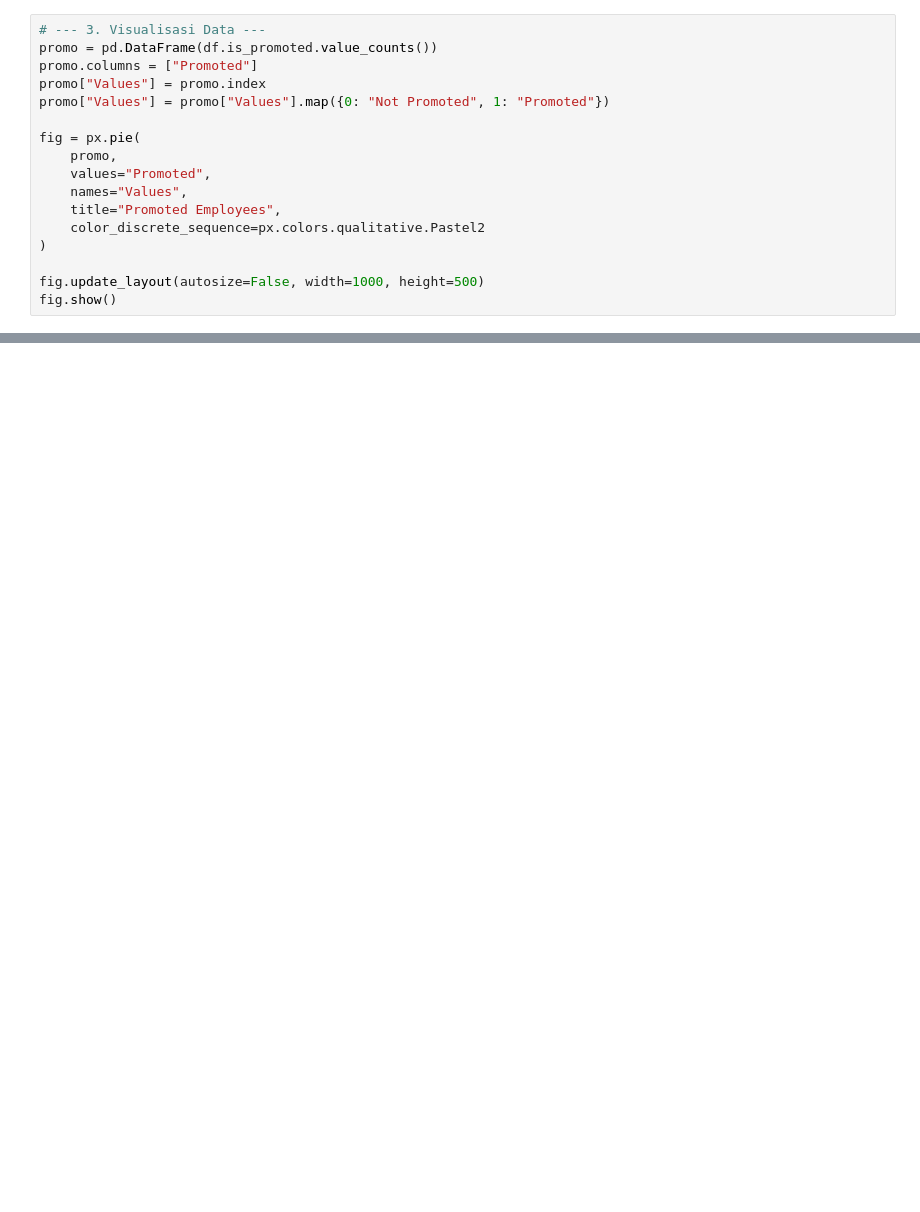
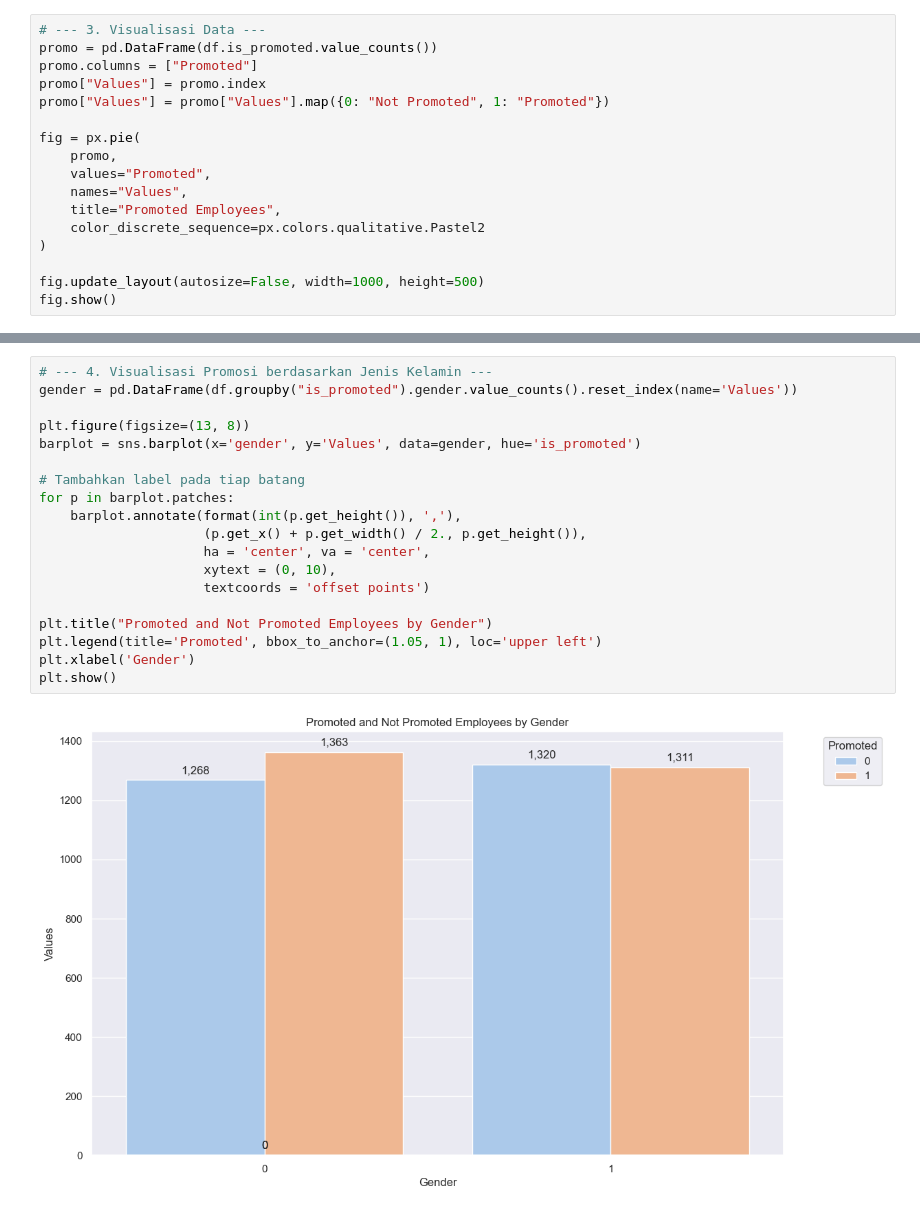
Before and after one commit to Hiruya/Stafflink_Model, a Jupyter notebook: Data_Visualization.ipynb, the cells around one changed output, grey strips where cells are left out. Drawn from its saved outputs; the diff is of its cells as text; blank space fills up the shorter version.

```diff
--- a/Data_Visualization.ipynb
+++ b/Data_Visualization.ipynb
@@ -60,3 +60,24 @@ plt.show()
+# %%
+# --- 4. Visualisasi Promosi berdasarkan Jenis Kelamin ---
+gender = pd.DataFrame(df.groupby("is_promoted").gender.value_counts().reset_index(name='Values'))
+
+plt.figure(figsize=(13, 8))
+barplot = sns.barplot(x='gender', y='Values', data=gender, hue='is_promoted')
+
+# Tambahkan label pada tiap batang
+for p in barplot.patches:
+    barplot.annotate(format(int(p.get_height()), ','),
+                     (p.get_x() + p.get_width() / 2., p.get_height()),
+                     ha = 'center', va = 'center',
+                     xytext = (0, 10),
+                     textcoords = 'offset points')
+
+plt.title("Promoted and Not Promoted Employees by Gender")
+plt.legend(title='Promoted', bbox_to_anchor=(1.05, 1), loc='upper left')
+plt.xlabel('Gender')
+plt.show()
+# %% [output]
+[figure, added]
 # %%
 # --- 5. Visualisasi Heatmap Korelasi Antar Fitur ---
 plt.figure(figsize=(10,6))
```
Also changed, not shown: parts of 3 cells of this notebook, 6 other files.
